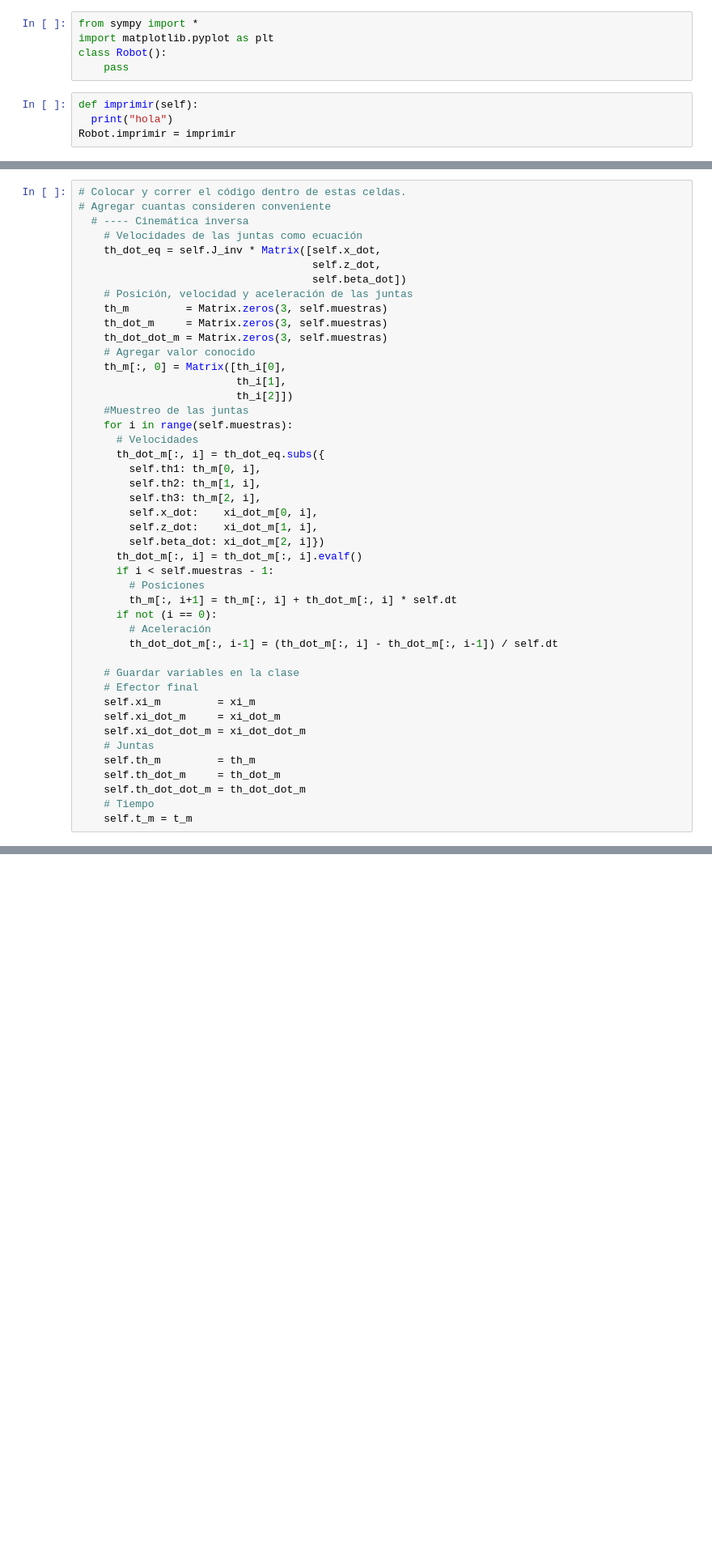
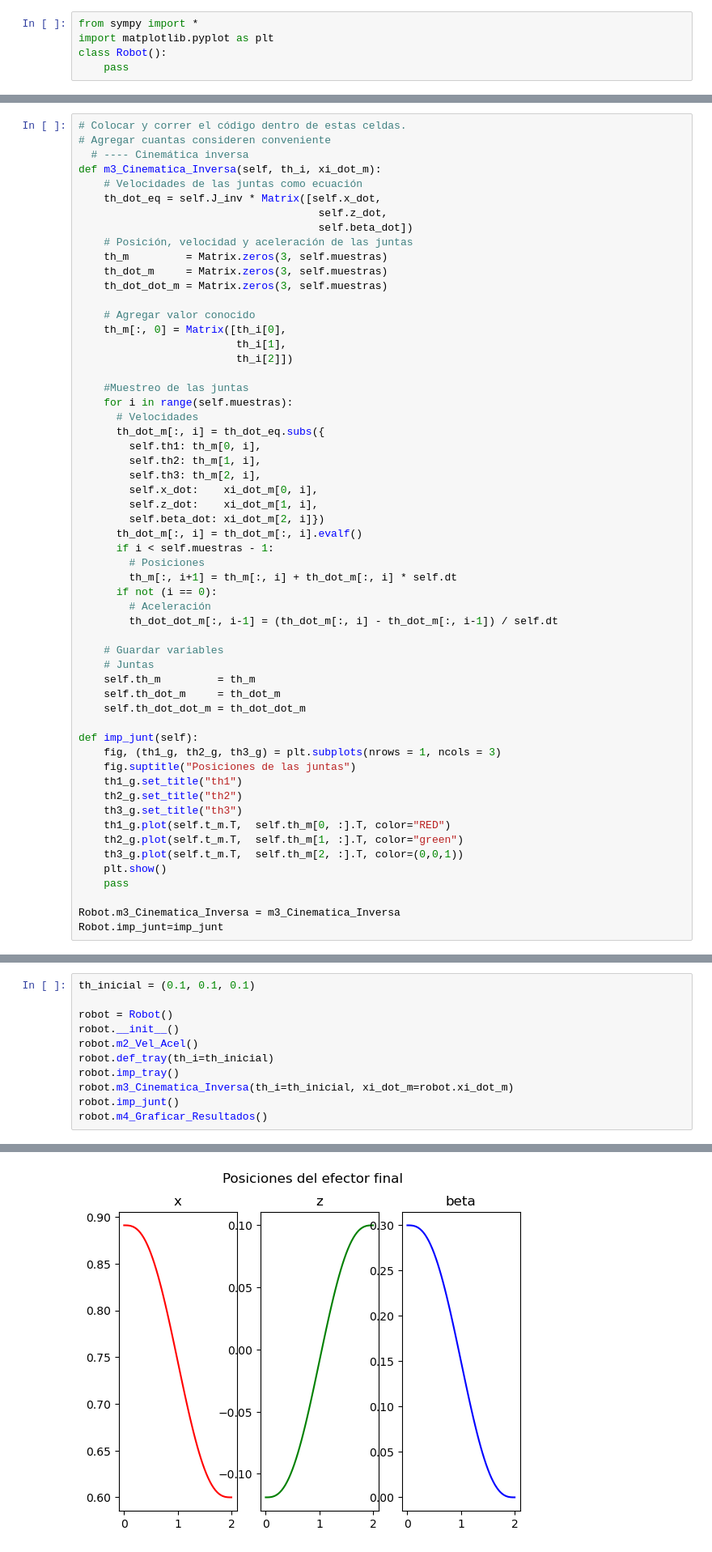
Before and after one commit to rafles220871-hue/Robotica2026-2, a Jupyter notebook: practica_2/practica_2.ipynb, the cells around one changed output, grey strips where cells are left out. Shown at 81% size. Saved outputs shown, nothing was run; the diff lists cells and outputs as text; blank space fills up the shorter version.

```diff
--- a/practica_2/practica_2.ipynb
+++ b/practica_2/practica_2.ipynb
@@ -118,7 +118,3 @@ from sympy import *
 import matplotlib.pyplot as plt
 class Robot():
     pass
-# %%
-def imprimir(self):
-  print("hola")
-Robot.imprimir = imprimir
@@ -282,18 +281,21 @@ A partir del modelo de la cinemática directa, obtener la expresión e la cinem
 # Colocar y correr el código dentro de estas celdas.
 # Agregar cuantas consideren conveniente
   # ---- Cinemática inversa
+def m3_Cinematica_Inversa(self, th_i, xi_dot_m):
     # Velocidades de las juntas como ecuación
     th_dot_eq = self.J_inv * Matrix([self.x_dot,
-                                     self.z_dot,
-                                     self.beta_dot])
+                                      self.z_dot,
+                                      self.beta_dot])
     # Posición, velocidad y aceleración de las juntas
     th_m         = Matrix.zeros(3, self.muestras)
     th_dot_m     = Matrix.zeros(3, self.muestras)
     th_dot_dot_m = Matrix.zeros(3, self.muestras)
+
     # Agregar valor conocido
     th_m[:, 0] = Matrix([th_i[0],
                          th_i[1],
                          th_i[2]])
+
     #Muestreo de las juntas
     for i in range(self.muestras):
       # Velocidades
@@ -312,17 +314,26 @@ A partir del modelo de la cinemática directa, obtener la expresión e la cinem
         # Aceleración
         th_dot_dot_m[:, i-1] = (th_dot_m[:, i] - th_dot_m[:, i-1]) / self.dt
 
-    # Guardar variables en la clase
-    # Efector final
-    self.xi_m         = xi_m
-    self.xi_dot_m     = xi_dot_m
-    self.xi_dot_dot_m = xi_dot_dot_m
+    # Guardar variables
     # Juntas
     self.th_m         = th_m
     self.th_dot_m     = th_dot_m
     self.th_dot_dot_m = th_dot_dot_m
-    # Tiempo
-    self.t_m = t_m
+
+def imp_junt(self):
+    fig, (th1_g, th2_g, th3_g) = plt.subplots(nrows = 1, ncols = 3)
+    fig.suptitle("Posiciones de las juntas")
+    th1_g.set_title("th1")
+    th2_g.set_title("th2")
+    th3_g.set_title("th3")
+    th1_g.plot(self.t_m.T,  self.th_m[0, :].T, color="RED")
+    th2_g.plot(self.t_m.T,  self.th_m[1, :].T, color="green")
+    th3_g.plot(self.t_m.T,  self.th_m[2, :].T, color=(0,0,1))
+    plt.show()
+    pass
+
+Robot.m3_Cinematica_Inversa = m3_Cinematica_Inversa
+Robot.imp_junt=imp_junt
 # %% [markdown]
 ### 4. Aplicación de la cinemática inversa
 Finalmente, a partir de los puntos de la trayectoria y el modelo de cinemática inversa, obtener las posiciones, velocidades y aceleraciones de las juntas del robot, así como sus gráficas en función del tiempo
@@ -342,0 +374,12 @@ def imp_junt(self):
+# %%
+th_inicial = (0.1, 0.1, 0.1)
+
+robot = Robot()
+robot.__init__()
+robot.m2_Vel_Acel()
+robot.def_tray(th_i=th_inicial)
+robot.imp_tray()
+robot.m3_Cinematica_Inversa(th_i=th_inicial, xi_dot_m=robot.xi_dot_m)
+robot.imp_junt()
+robot.m4_Graficar_Resultados()
+# %% [output]
@@ -342,0 +387 @@ def imp_junt(self):
+[figure, added]
```
Also changed, not shown: parts of 5 cells of this notebook.
